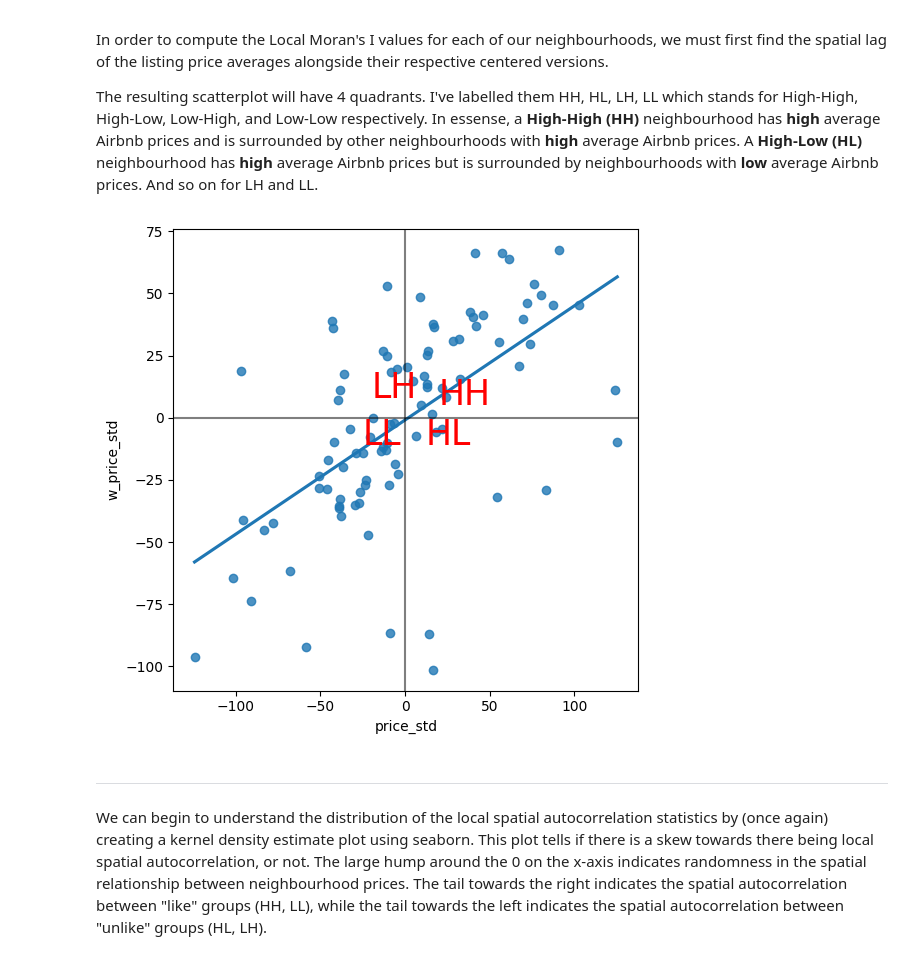
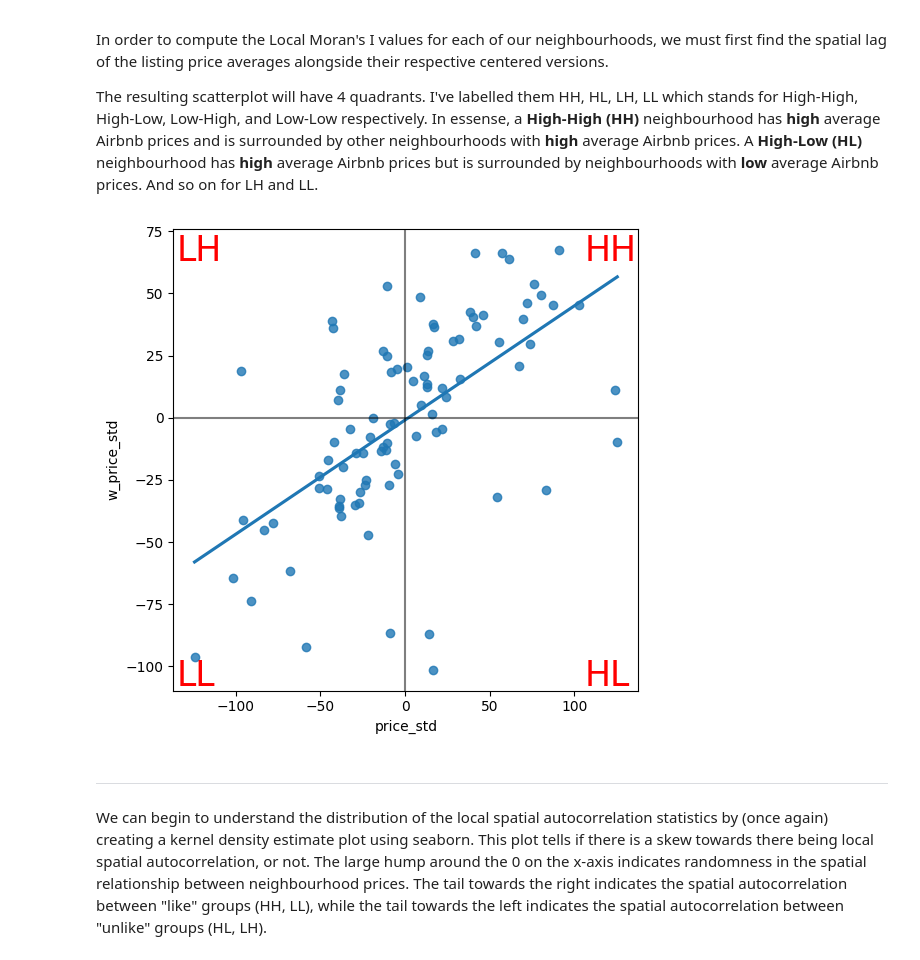
Before and after one commit to JuanesLamilla/explore_ams_airbnb, a Jupyter notebook: analysis.ipynb, the cells around one changed output. Drawn from its saved outputs; the diff is of its cells as text; code cells hidden in the pictures.

```diff
--- a/analysis.ipynb
+++ b/analysis.ipynb
@@ -301,30 +301,30 @@ The resulting scatterplot will have 4 quadrants. I've labelled them HH, HL, LH,
 # %%
 # Compute spatial lag of listing price averages
 lis_ngbh_gdf["w_price"] = weights.lag_spatial(w, lis_ngbh_gdf['price'])
 
 # Compute centered price averages (standardized according to mean)
 lis_ngbh_gdf["price_std"] = lis_ngbh_gdf["price"] - lis_ngbh_gdf["price"].mean()
 lis_ngbh_gdf["w_price_std"] = weights.lag_spatial(w, lis_ngbh_gdf['price_std'])
 
 
 # Set up the figure and axis
 f, ax = plt.subplots(1, figsize=(6, 6))
 # Plot values
 sns.regplot(
     x="price_std", y="w_price_std", data=lis_ngbh_gdf, ci=None
 )
 # Add vertical and horizontal lines
 plt.axvline(0, c="k", alpha=0.5)
 plt.axhline(0, c="k", alpha=0.5)
 # Add text labels for each quadrant
-plt.text(20, 5, "HH", fontsize=25, c="r")
-plt.text(12, -11, "HL", fontsize=25, c="r")
-plt.text(-20, 8.0, "LH", fontsize=25, c="r")
-plt.text(-25, -11.0, "LL", fontsize=25, c="r")
+plt.text(106, 63, "HH", fontsize=25, c="r")
+plt.text(106, -108, "HL", fontsize=25, c="r")
+plt.text(-135, 63, "LH", fontsize=25, c="r")
+plt.text(-135, -108, "LL", fontsize=25, c="r")
 # Display
 plt.show()
 # %% [output]
-[figure, old version]
+[figure, new version]
 # %% [markdown]
 ___
 We can begin to understand the distribution of the local spatial autocorrelation statistics by (once again) creating a kernel density estimate plot using seaborn. This plot tells if there is a skew towards there being local spatial autocorrelation, or not. The large hump around the 0 on the x-axis indicates randomness in the spatial relationship between neighbourhood prices. The tail towards the right indicates the spatial autocorrelation between "like" groups (HH, LL), while the tail towards the left indicates the spatial autocorrelation between "unlike" groups (HL, LH).
```
Also changed, not shown: parts of 10 cells of this notebook.
